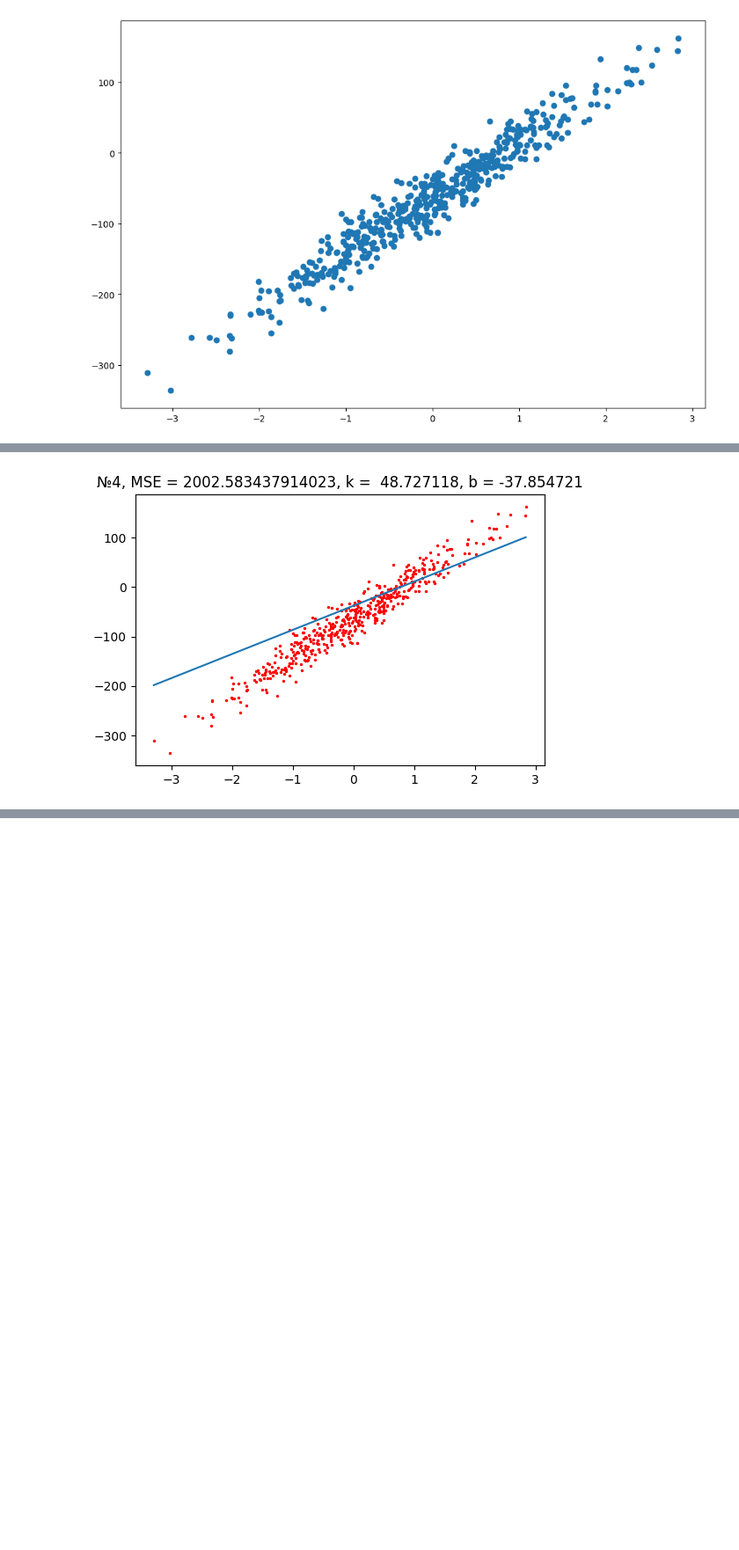
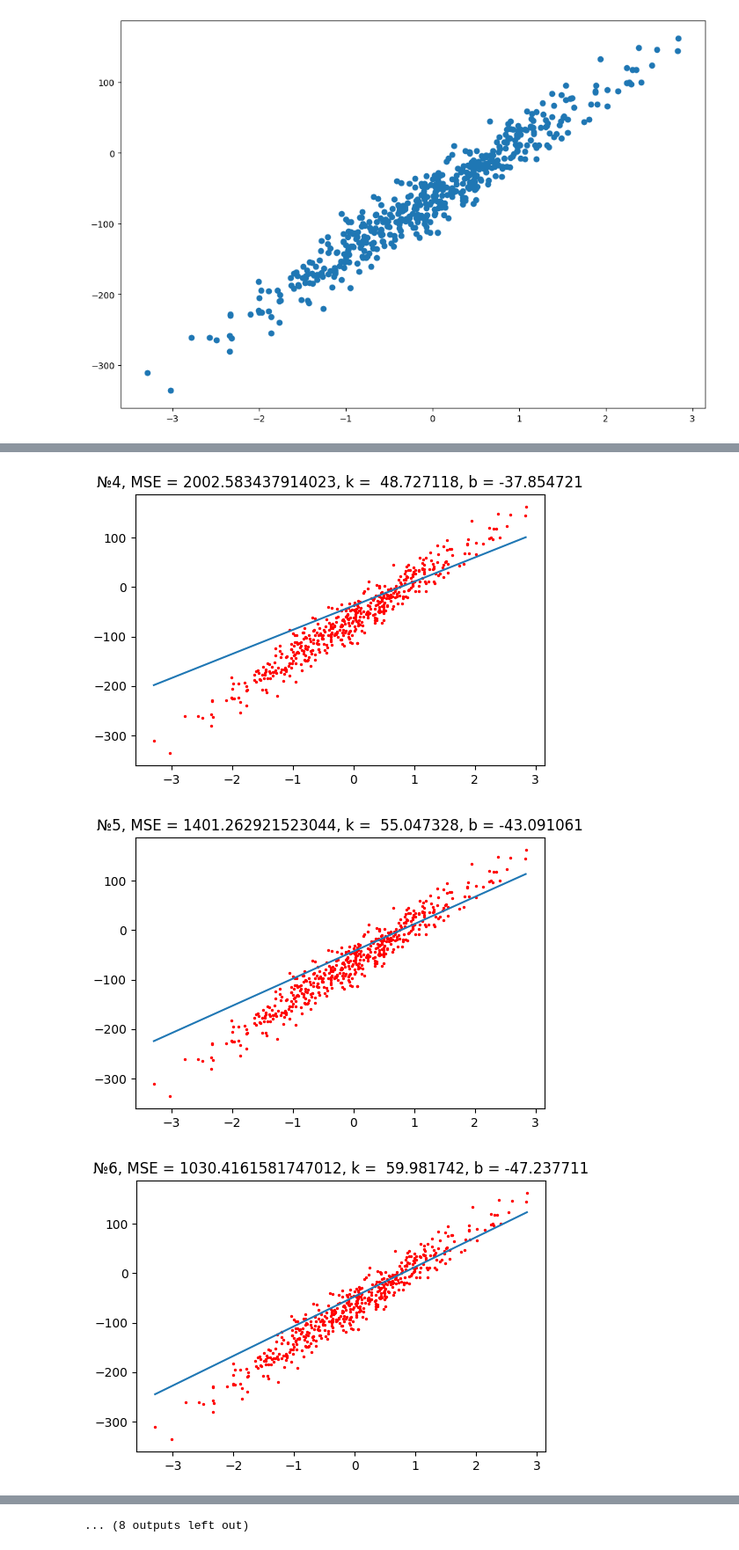
Before and after one commit to nserdyukov/AIPD, a Jupyter notebook: ЛР8_Сердюков.ipynb, the cells around one changed output, grey strips where cells are left out. Shown at 88% size. Cells and saved outputs as stored; diff of their text form; code cells hidden in the pictures; blank space fills up the shorter version.

```diff
--- a/ЛР8_Сердюков.ipynb
+++ b/ЛР8_Сердюков.ipynb
@@ -53,31 +51,33 @@ plt.scatter(X, y)
 # Инициализируем начальные значения коэффициентов для прямой
 k, b = 0.0, 1.0
 # диапазон X:
 xmin, xmax = min(X), max(X)
 # Скорость обучения
 alpha = 0.1
 # количество итераций обучения:
-N = 5
+N = 20
 for i in range(N):
   # вычисляем фактическое значение y_pred на основе эмпирического x
   y_pred = k*X + b
   # вычисляем среднеквадратичное отклонение (MSE)
   MSE = np.sum( (y - y_pred)**2 ) / y.shape[0]
   # построим график
   plt.figure(figsize=(6,4))
   plt.scatter(X, y, color='red', s=2)
   plt.plot([xmin, xmax], [k*xmin+b, k*xmax+b])
   plt.title(f'№{i}, MSE = {MSE}, k = {k:10f}, b = {b:10f}' )
   plt.show()
   # вычисляем градиенты ошибок
   gk = - ( 2 * np.dot(X.T, (y - y_pred))) / y.shape[0]
   gb = - 2 * np.sum(y - y_pred) / y.shape[0]
   # корректируем веса модели на основе ошибки и скорости обучения
   k = float(k - alpha * gk)
   b = b - alpha * gb
 # %% [output]
 [figure]
 [figure]
 [figure]
 [figure]
 [figure]
+[figure, added]
+[figure, added]
@@ -84,3 +89,4 @@ for i in range(N):
+... (8 outputs left out)
 # %%
 # Проверяем полученную модель:
 print(f'MSE = {MSE}, k = {k:10f}, b = {b:10f}')
```
Also changed, not shown: parts of 9 cells of this notebook.
